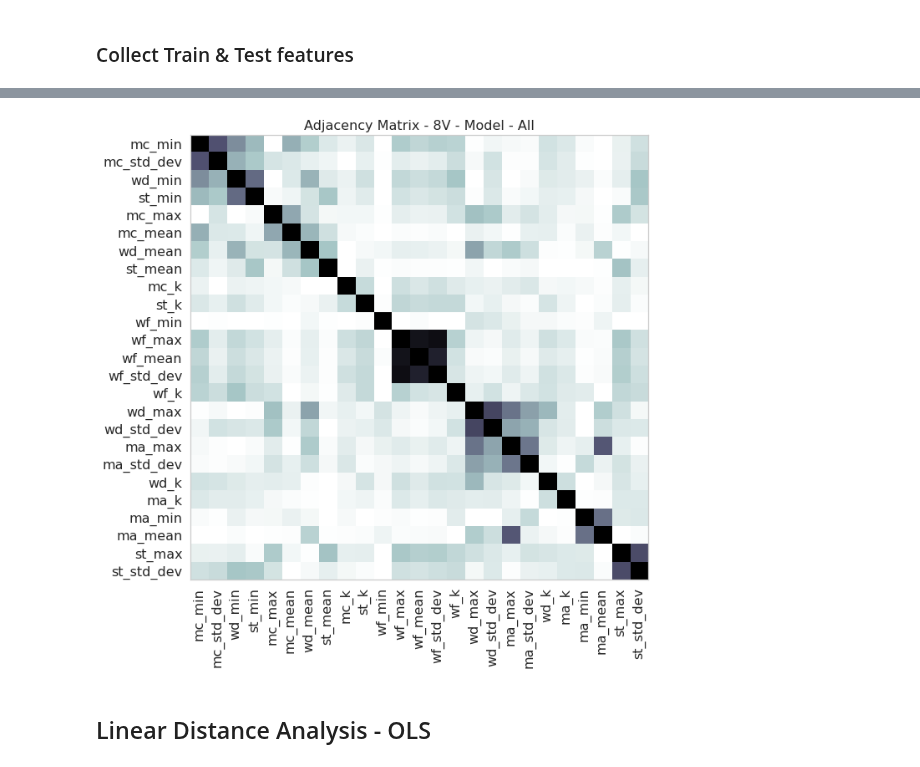
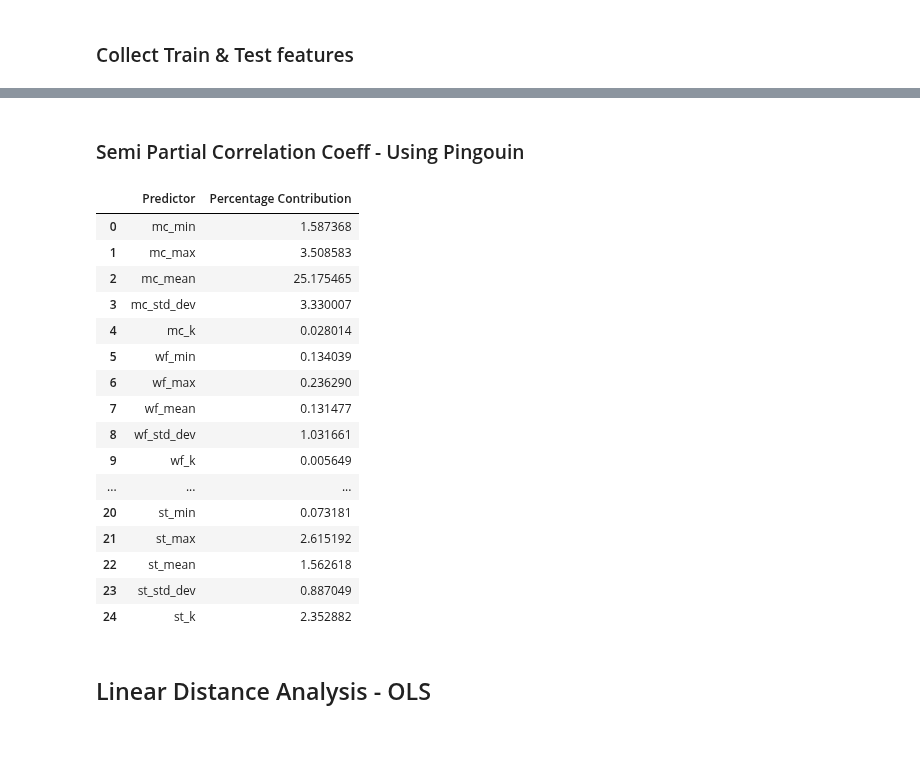
Before and after one commit to arunavanag591/odor_analysis, a Jupyter notebook: data_exploration/dataClassification.ipynb, the cells around one changed output, grey strips where cells are left out. Saved outputs shown, nothing was run; the diff lists cells and outputs as text; code cells hidden in the pictures; blank space fills up the shorter version.

Commit message:
updated stat cal figure

```diff
--- a/data_exploration/dataClassification.ipynb
+++ b/data_exploration/dataClassification.ipynb
@@ -349,22 +272,55 @@ new_list.insert(0, 0)
-# %%
-f,(ax) = plt.subplots(1,1,figsize=(9,9))
-ax.imshow(adjacency_matrix,cmap='bone_r',  aspect='auto')
-
-
-ax.grid(False)
-ax.set_title('Adjacency Matrix - 8V - Model - All')
-
-ax.yaxis.set_major_locator(plt.MaxNLocator(25))
-ax.set_yticklabels(new_list)
-
-ax.xaxis.set_major_locator(plt.MaxNLocator(25))
-ax.set_xticklabels(new_list, rotation=90)
-
-f.tight_layout(pad=1)
-figurefirst.mpl_functions.set_fontsize(f, 16)
-# f.savefig('../../Figure/community_all_8.jpeg', dpi=300, bbox_inches = "tight")
-# %% [output]
-[figure, removed]
+# %% [markdown]
+### Semi Partial Correlation Coeff - Using Pingouin
+# %%
+# Define the response variable and predictor variables
+column_names=['mc_min','mc_max','mc_mean','mc_std_dev','mc_k',
+             'wf_min','wf_max','wf_mean','wf_std_dev','wf_k',
+             'wd_min','wd_max','wd_mean','wd_std_dev','wd_k',
+             'ma_min','ma_max','ma_mean','ma_std_dev','ma_k',
+             'st_min','st_max','st_mean','st_std_dev','st_k', 'distance']
+
+
+df = traindf[column_names]
+df.fillna(0, inplace=True)
+
+# Calculate the semi-partial correlation for each predictor and square it
+# part_corr_squared = [pg.partial_corr(data=df, x=col, y='distance', covar=df.columns.drop([col, 'distance']).tolist()).r**2 for col in df.columns[:-1]]
+# Calculate the semi-partial correlation for each predictor and square it
+part_corr_squared = [pg.partial_corr(data=df, x=col, y='distance', covar=df.columns.drop([col, 'distance']).tolist()).r.values[0]**2 for col in df.columns[:-1]]
+
+# Fit the multiple regression model to calculate the R-squared value
+model = sm.OLS(df['distance'], sm.add_constant(df[df.columns[:-1]])).fit()
+r_squared = model.rsquared
+
+# Calculate the percentage contribution of each predictor
+percentage_contributions = np.array(part_corr_squared) / r_squared * 100
+
+
+# Create a DataFrame to store the predictor names and their corresponding percentage contributions
+contrib_df = pd.DataFrame({
+    'Predictor': df.columns[:-1],
+    'Percentage Contribution': percentage_contributions
+})
+
+contrib_df
+# %% [output]
+|  | Predictor | Percentage Contribution |
+| 0 | mc_min | 1.587368 |
+| 1 | mc_max | 3.508583 |
+| 2 | mc_mean | 25.175465 |
+| 3 | mc_std_dev | 3.330007 |
+| 4 | mc_k | 0.028014 |
+| 5 | wf_min | 0.134039 |
+| 6 | wf_max | 0.236290 |
+| 7 | wf_mean | 0.131477 |
+| 8 | wf_std_dev | 1.031661 |
+| 9 | wf_k | 0.005649 |
+| ... | ... | ... |
+| 20 | st_min | 0.073181 |
+| 21 | st_max | 2.615192 |
+| 22 | st_mean | 1.562618 |
+| 23 | st_std_dev | 0.887049 |
+| 24 | st_k | 2.352882 |
 # %% [markdown]
 ## Linear Distance Analysis - OLS
 # %% [markdown]
```
Also changed, not shown: parts of 10 cells of this notebook, 2 other files.
